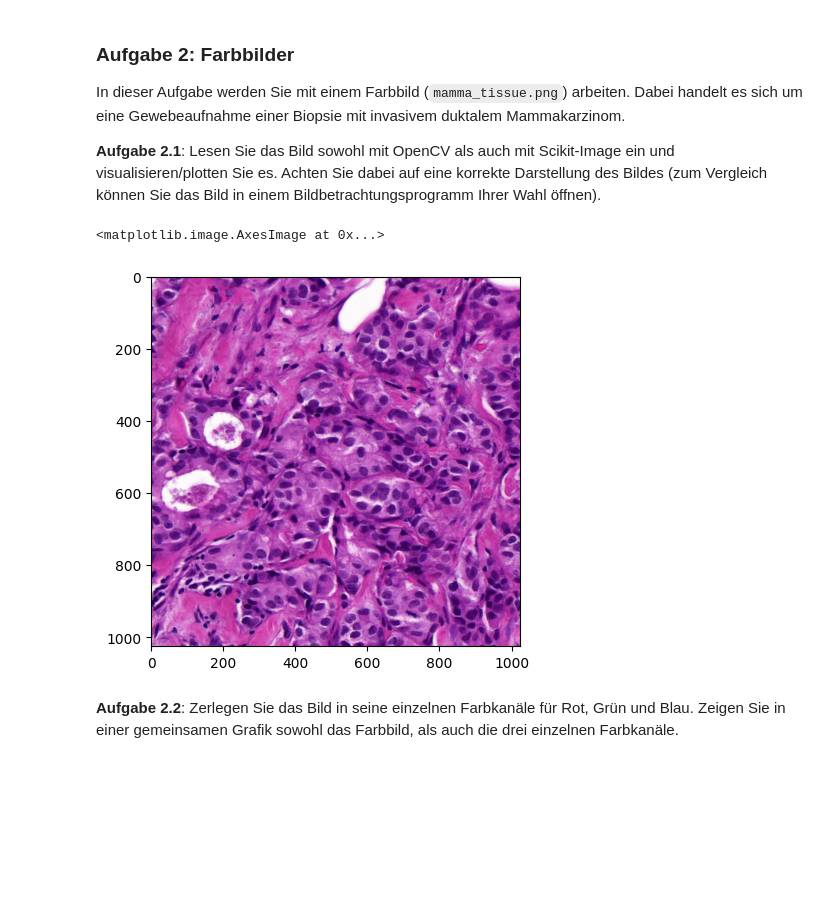
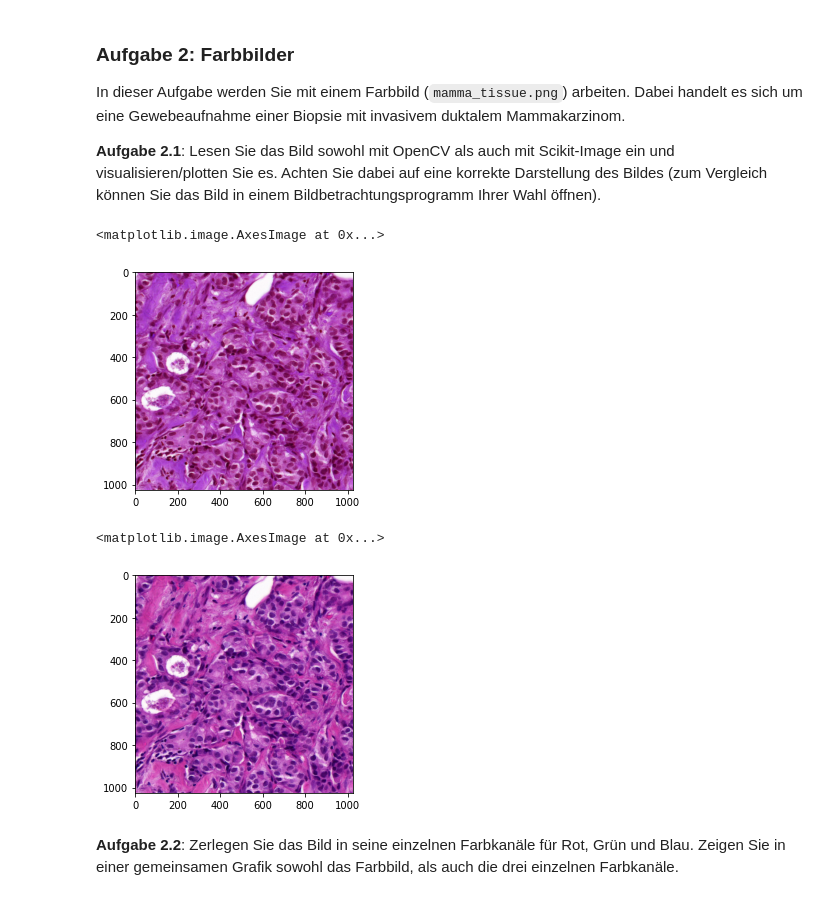
Before and after one commit to Jonalismus/Beleg_1_Bildverarbeitung, a Jupyter notebook: MBV - Bilddateien Bilddarstellung und Diskretisierung.ipynb, the cells around one changed output. Cells and saved outputs as stored; diff of their text form; code cells hidden in the pictures; blank space fills up the shorter version.

```diff
--- a/MBV - Bilddateien Bilddarstellung und Diskretisierung.ipynb
+++ b/MBV - Bilddateien Bilddarstellung und Diskretisierung.ipynb
@@ -100,28 +100,30 @@ In dieser Aufgabe werden Sie mit einem Farbbild (`mamma_tissue.png`) arbeiten. D
 # %%
 import io
 import PIL
 # 2.1
 
 import cv2
 import matplotlib.pyplot as plt
 #Um ein Bild zu öffnen wird cv2.imread verwendet. Da die Funktion keine Exception wirft, sollte die Datei nicht existieren, ist nach dem Laden zu überprüfen, ob das Laden erfolgreich war:
 filename = "mamma_tissue.png"
 image = cv2.imread(filename,cv2.IMREAD_COLOR)
 if image is None:
     print("Unable to open " + filename)
     exit(-1)
 #Um das soeben geladene Bild auf dem Bildschirm darzustellen wird cv2.imshow verwendet. Damit der Bildbetrachter offen bleibt wird auf eine Tasteneingabe mit cv2.waitKey gewartet.
 plt.imshow(image)
-
-import skimage
-import os
-filename = os.path.join('/Users/jonaswonneberger/Desktop/Bildverarbeitung/Beleg 1/mamma_tissue.png')
-from skimage import io
-mamma2 = io.imread(filename)
-plt.imshow(mamma2)
 # %% [output]
 <matplotlib.image.AxesImage at 0x...>
-[figure, old version]
+[figure, new version]
+# %%
+import os
+filename = os.path.join('/Users/jonas/PycharmProjects/Beleg_1_Bildverarbeitung/mamma_tissue.png') #aktuallisieren je nach MacOS oder Windows
+from skimage import io
+mamma2 = io.imread(filename)
+plt.imshow(mamma2)
+# %% [output]
+<matplotlib.image.AxesImage at 0x...>
+[figure, added]
 # %% [markdown]
 **Aufgabe 2.2**: Zerlegen Sie das Bild in seine einzelnen Farbkanäle für Rot, Grün und Blau. Zeigen Sie in einer gemeinsamen Grafik sowohl das Farbbild, als auch die drei einzelnen Farbkanäle.
 # %%
```
Also changed, not shown: parts of 4 cells of this notebook.
